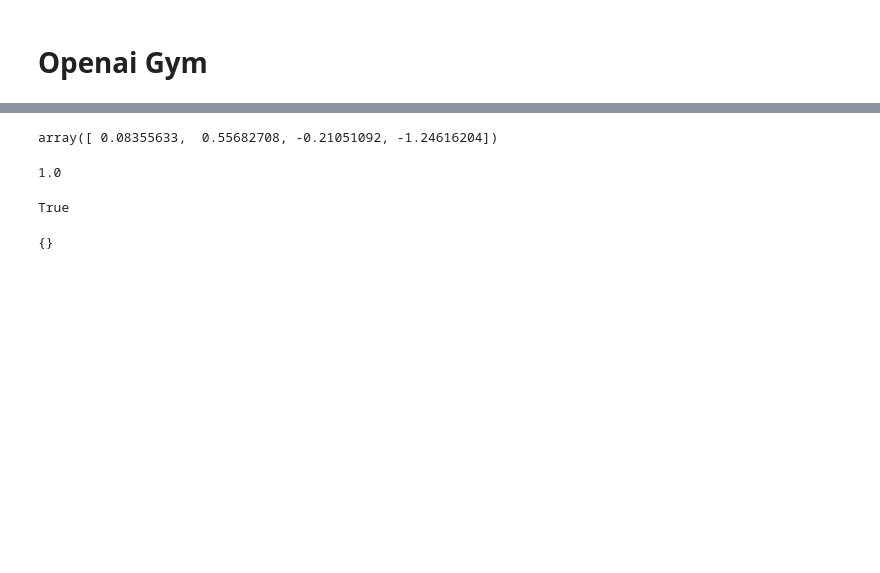
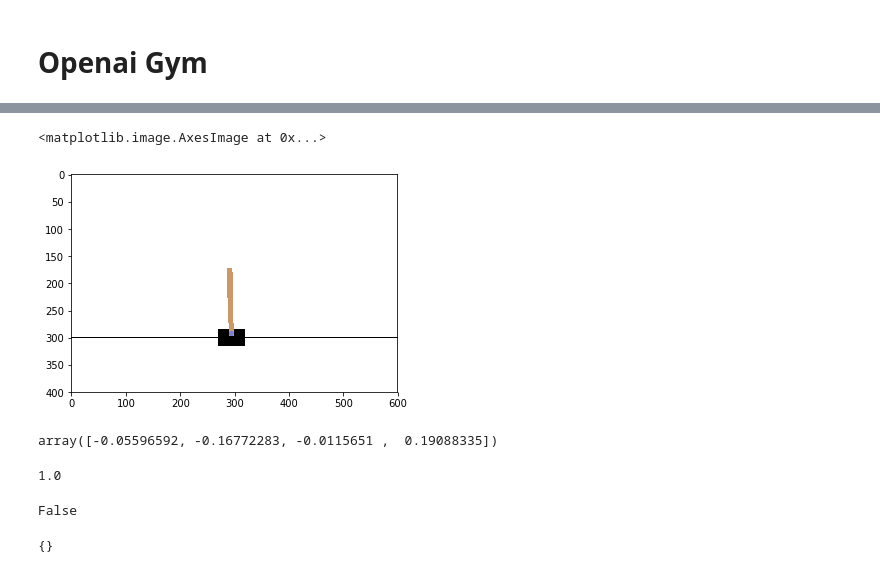
Before and after one commit to nadiinchi/dl_labs, a Jupyter notebook: lab_reinforcement.ipynb, the cells around one changed output, grey strips where cells are left out. Saved outputs shown, nothing was run; the diff lists cells and outputs as text; code cells hidden in the pictures; blank space fills up the shorter version.

```diff
--- a/lab_reinforcement.ipynb
+++ b/lab_reinforcement.ipynb
@@ -338,12 +346,14 @@ State(grid=[['i', '*'], ['z', 'c']], car_pos=[1, 1])
 # %% [markdown]
 # Openai Gym
 # %%
+import gym
+
 env = gym.make('CartPole-v0')
-env.reset()
-for t in range(5000):
-    env.render()
+observation = env.reset()
+for t in range(500):
+    screen = env.render(mode='rgb_array')
     action = env.action_space.sample()
     observation, reward, done, info = env.step(action)
     if done:
-        break
+        observation = env.reset()
 env.close()
@@ -352,7 +362,12 @@ env.close()
+# %%
+plt.imshow(screen)
+# %% [output]
+<matplotlib.image.AxesImage at 0x...>
+[figure, added]
 # %%
 observation
 # %% [output]
-array([ 0.08355633,  0.55682708, -0.21051092, -1.24616204])
+array([-0.05596592, -0.16772283, -0.0115651 ,  0.19088335])
 # %%
 reward
 # %% [output]
@@ -360,7 +375,7 @@ reward
 # %%
 done
 # %% [output]
-True
+False
 # %%
 info
 # %% [output]
```
Also changed, not shown: parts of 27 cells of this notebook, 2 other files.
